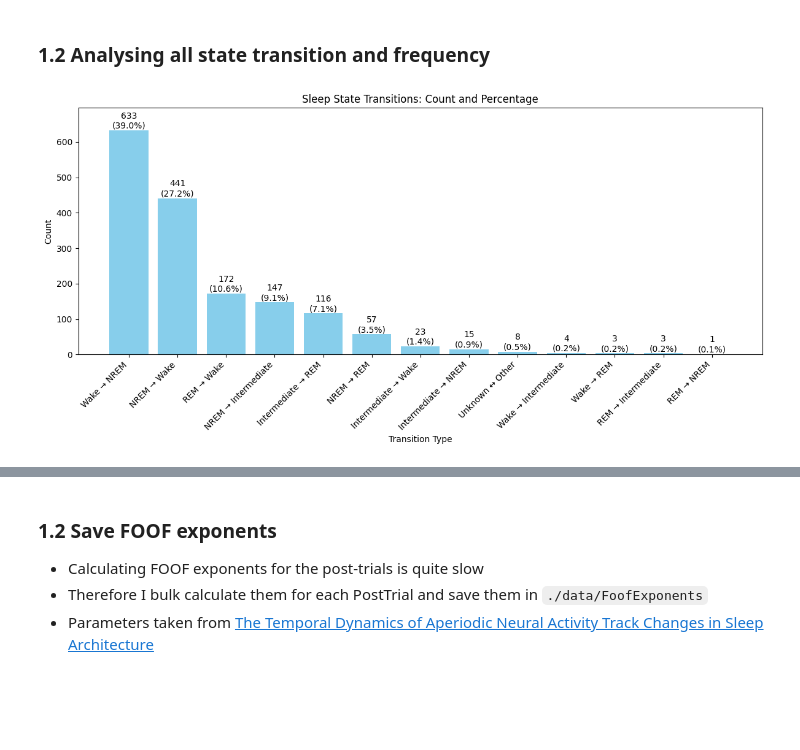
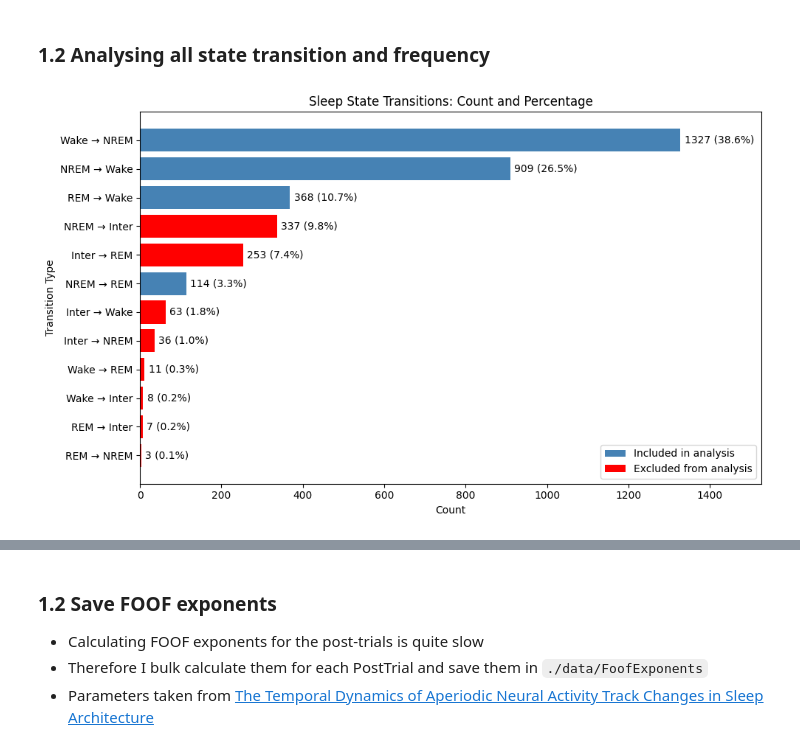
Before and after one commit to AbdelRayan/AutomaticSleepScoring, a Jupyter notebook: Remolo/main.ipynb, the cells around one changed output, grey strips where cells are left out. Saved outputs shown, nothing was run; the diff lists cells and outputs as text; code cells hidden in the pictures; blank space fills up the shorter version.

```diff
--- a/Remolo/main.ipynb
+++ b/Remolo/main.ipynb
@@ -96,45 +204,94 @@ Successfully loaded data for conditions: ['HomeCageHC', 'OverlappingOR']
 # %% [markdown]
 ### 1.2 Analysing all state transition and frequency
 # %%
-# handler in case there are nan of unknown(0) values in the data
+import matplotlib.pyplot as plt
+from collections import Counter
+import math
+
+# Define transitions used in your analysis
+USED_TRANSITIONS = {
+    (1, 3),  # Wake → NREM
+    (3, 5),  # NREM → REM
+    (5, 1),  # REM → Wake
+    (3, 1),  # NREM → Wake (added justification)
+}
+
 def is_unknown(state):
-
     return (state == 0) or (str(state).lower() == 'nan') or (isinstance(state, float) and math.isnan(state))
 
 def transition_label(from_state, to_state):
     from_label = STATE_MAP.get(from_state, 'Unknown')
     to_label = STATE_MAP.get(to_state, 'Unknown')
     if is_unknown(from_state) or is_unknown(to_state) or from_label == 'Unknown' or to_label == 'Unknown':
         return 'Unknown ↔ Other'
     else:
         return f"{from_label} → {to_label}"
 
 grouped_transitions = Counter()
+global_transition_counts = Counter()
+
+for condition in CONDITIONS_DIR_NAMES:
+    for group in ['rgs_positive', 'rgs_negative']:
+        for rat in rats_data[condition][group]:
+            states = rat['states']
+            for i in range(1, len(states)):
+                from_state = states[i - 1]
+                to_state = states[i]
+                if from_state != to_state and not is_unknown(from_state) and not is_unknown(to_state):
+                    global_transition_counts[(from_state, to_state)] += 1
+
+# Group and label transitions
 for (from_state, to_state), count in global_transition_counts.items():
     if from_state != to_state:
         label = transition_label(from_state, to_state)
         grouped_transitions[label] += count
 
 sorted_transitions = sorted(grouped_transitions.items(), key=lambda x: x[1], reverse=True)
 total_transitions = sum(count for _, count in sorted_transitions)
 
-plt.figure(figsize=(12, 6))
-bars = plt.bar(range(len(sorted_transitions)), [c for _, c in sorted_transitions], color='skyblue')
+# Build color mapping
+labels = [lbl for lbl, _ in sorted_transitions]
+counts = [count for _, count in sorted_transitions]
+percentages = [(count / total_transitions) * 100 for count in counts]
+
+# Determine colors based on inclusion in USED_TRANSITIONS
+color_map = []
+for label in labels:
+    # Reverse lookup to get the transition tuple for this label
+    for (from_state, to_state) in global_transition_counts:
+        if transition_label(from_state, to_state) == label:
+            if (from_state, to_state) in USED_TRANSITIONS:
+                color_map.append('steelblue')
+            else:
+                color_map.append('red')
+            break
+
+# Plot
+plt.figure(figsize=(10, 6))
+bars = plt.barh(range(len(sorted_transitions)), counts, color=color_map)
 
 for i, bar in enumerate(bars):
-    count = sorted_transitions[i][1]
-    pct = (count / total_transitions) * 100
-    plt.text(bar.get_x() + bar.get_width()/2., bar.get_height(),
-             f'{count}\n({pct:.1f}%)', ha='center', va='bottom')
+    plt.text(bar.get_width() + 10, bar.get_y() + bar.get_height() / 2,
+             f'{counts[i]} ({percentages[i]:.1f}%)',
+             va='center', ha='left')
 
-# add small padding at the top so % doenst cuttoff
-plt.ylim(0, max(count for _, count in sorted_transitions) * 1.1)
 
+plt.xlim(0, max(counts) * 1.15)
+plt.yticks(range(len(sorted_transitions)), labels)
+plt.gca().invert_yaxis()
 plt.title('Sleep State Transitions: Count and Percentage')
-plt.xlabel('Transition Type')
-plt.ylabel('Count')
-plt.xticks(range(len(sorted_transitions)), [lbl for lbl, _ in sorted_transitions], rotation=45, ha='right')
+plt.xlabel('Count')
+plt.ylabel('Transition Type')
+
+# Add color legend
+from matplotlib.patches import Patch
+legend_elements = [
+    Patch(facecolor='steelblue', label='Included in analysis'),
+    Patch(facecolor='red', label='Excluded from analysis'),
+
+]
+plt.legend(handles=legend_elements)
 plt.tight_layout()
 plt.show()
 # %% [output]
-[figure, old version]
+[figure, new version]
```
Also changed, not shown: parts of 19 cells of this notebook, 4 other files.
